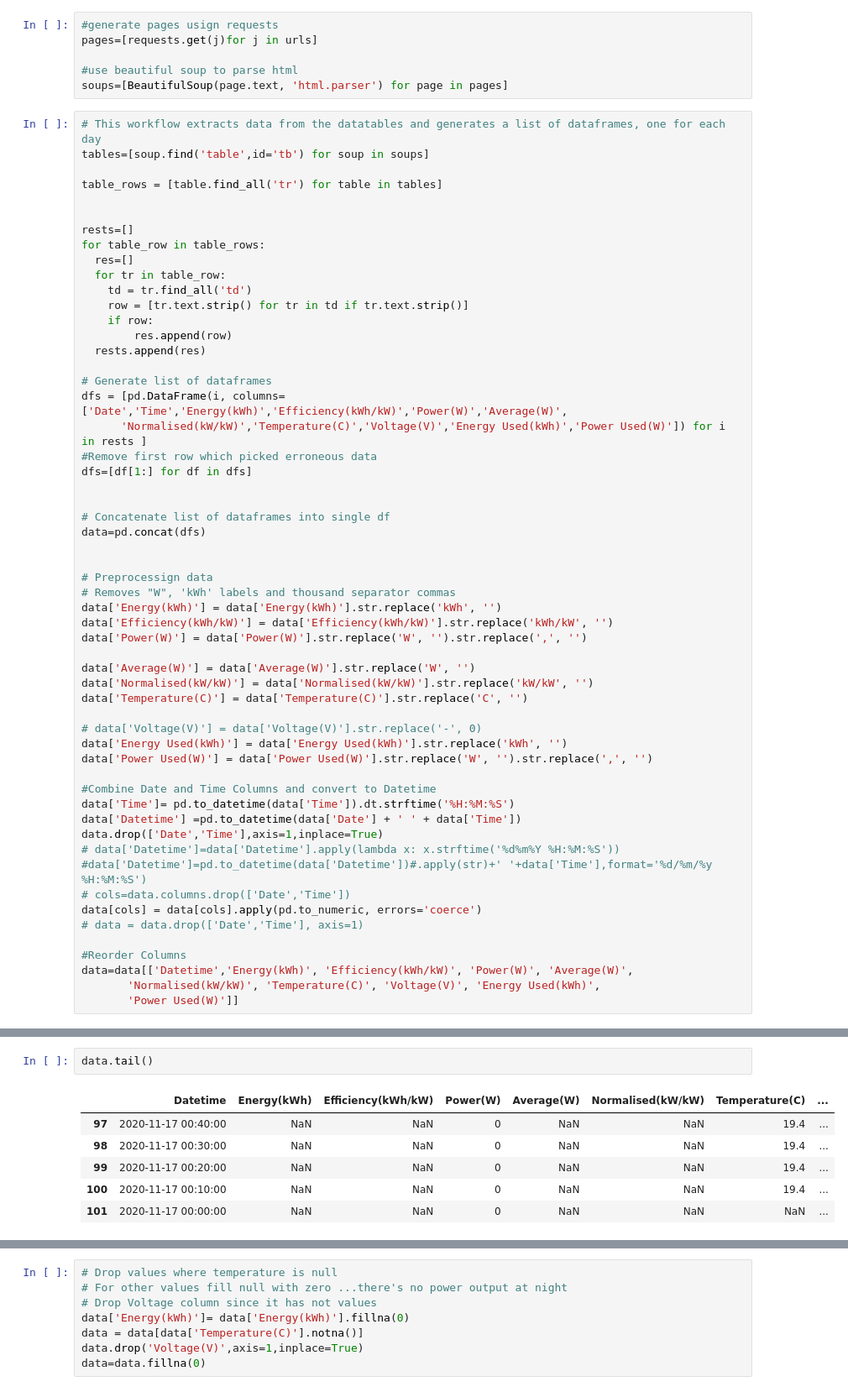
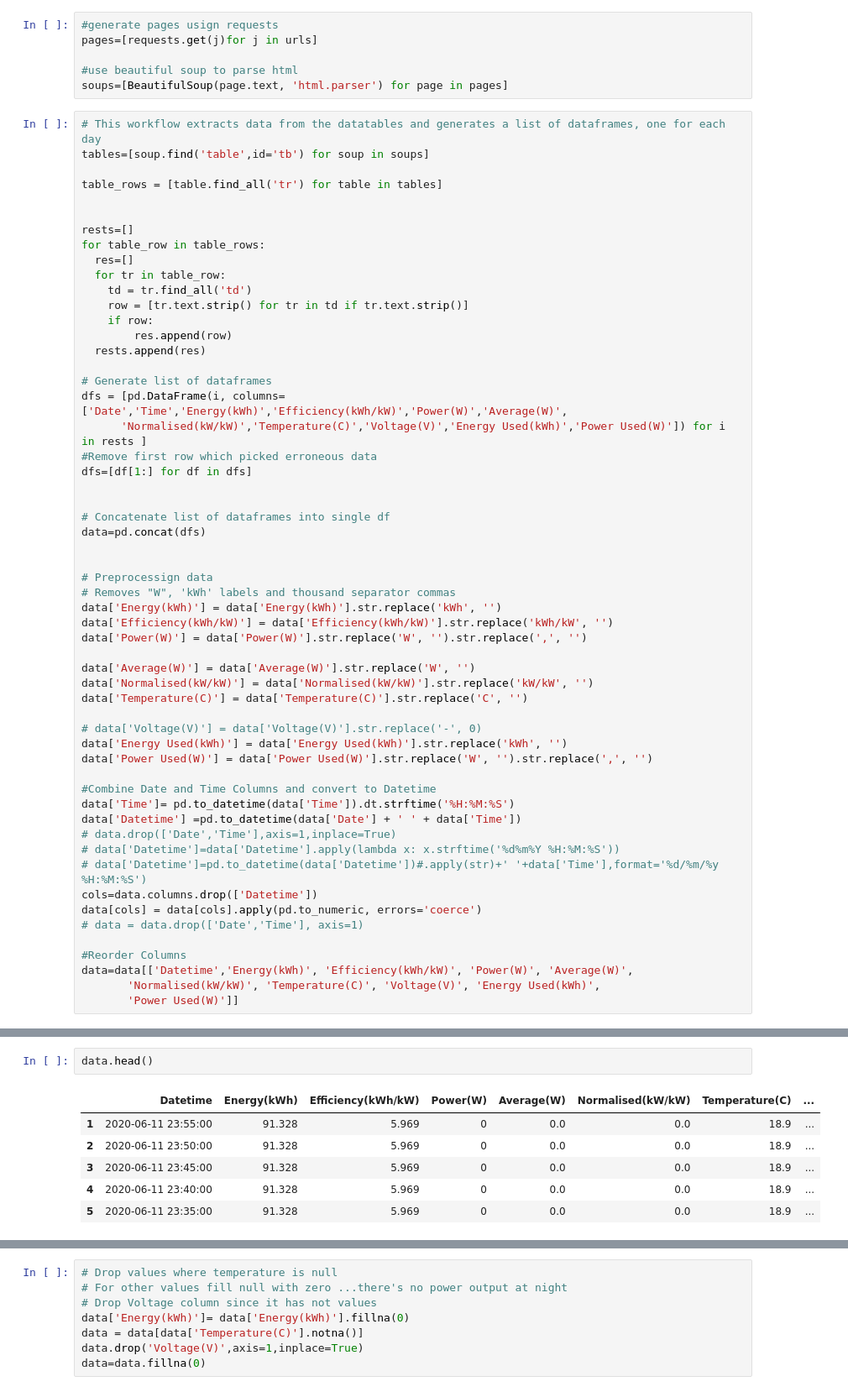
Before and after one commit to ALU-AIIP-18/SolarWebScrapping, a Jupyter notebook: C__Users_Adrian_Dropbox_AIIP_d4I_summative_summative_assign.ipynb, the cells around one changed output, grey strips where cells are left out. Shown at 84% size. Drawn from its saved outputs; the diff is of its cells as text.

```diff
--- a/C__Users_Adrian_Dropbox_AIIP_d4I_summative_summative_assign.ipynb
+++ b/C__Users_Adrian_Dropbox_AIIP_d4I_summative_summative_assign.ipynb
@@ -147,10 +150,10 @@ data['Power Used(W)'] = data['Power Used(W)'].str.replace('W', '').str.replace('
 #Combine Date and Time Columns and convert to Datetime
 data['Time']= pd.to_datetime(data['Time']).dt.strftime('%H:%M:%S')
 data['Datetime'] =pd.to_datetime(data['Date'] + ' ' + data['Time'])
-data.drop(['Date','Time'],axis=1,inplace=True)
+# data.drop(['Date','Time'],axis=1,inplace=True)
 # data['Datetime']=data['Datetime'].apply(lambda x: x.strftime('%d%m%Y %H:%M:%S'))
-#data['Datetime']=pd.to_datetime(data['Datetime'])#.apply(str)+' '+data['Time'],format='%d/%m/%y %H:%M:%S')
-# cols=data.columns.drop(['Date','Time'])
+# data['Datetime']=pd.to_datetime(data['Datetime'])#.apply(str)+' '+data['Time'],format='%d/%m/%y %H:%M:%S')
+cols=data.columns.drop(['Datetime'])
 data[cols] = data[cols].apply(pd.to_numeric, errors='coerce')
 # data = data.drop(['Date','Time'], axis=1)
 
@@ -173,14 +176,14 @@ Energy Used(kWh)             float64
 Power Used(W)                  int64
 dtype: object
 # %%
-data.tail()
+data.head()
 # %% [output]
 |  | Datetime | Energy(kWh) | Efficiency(kWh/kW) | Power(W) | Average(W) | Normalised(kW/kW) | Temperature(C) | ... |
-| 97 | 2020-11-17 00:40:00 | NaN | NaN | 0 | NaN | NaN | 19.4 | ... |
-| 98 | 2020-11-17 00:30:00 | NaN | NaN | 0 | NaN | NaN | 19.4 | ... |
-| 99 | 2020-11-17 00:20:00 | NaN | NaN | 0 | NaN | NaN | 19.4 | ... |
-| 100 | 2020-11-17 00:10:00 | NaN | NaN | 0 | NaN | NaN | 19.4 | ... |
-| 101 | 2020-11-17 00:00:00 | NaN | NaN | 0 | NaN | NaN | NaN | ... |
+| 1 | 2020-06-11 23:55:00 | 91.328 | 5.969 | 0 | 0.0 | 0.0 | 18.9 | ... |
+| 2 | 2020-06-11 23:50:00 | 91.328 | 5.969 | 0 | 0.0 | 0.0 | 18.9 | ... |
+| 3 | 2020-06-11 23:45:00 | 91.328 | 5.969 | 0 | 0.0 | 0.0 | 18.9 | ... |
+| 4 | 2020-06-11 23:40:00 | 91.328 | 5.969 | 0 | 0.0 | 0.0 | 18.9 | ... |
+| 5 | 2020-06-11 23:35:00 | 91.328 | 5.969 | 0 | 0.0 | 0.0 | 18.9 | ... |
 # %%
 data.isnull().sum(axis=0)
 # %% [output]
```
Also changed, not shown: parts of 28 cells of this notebook.
